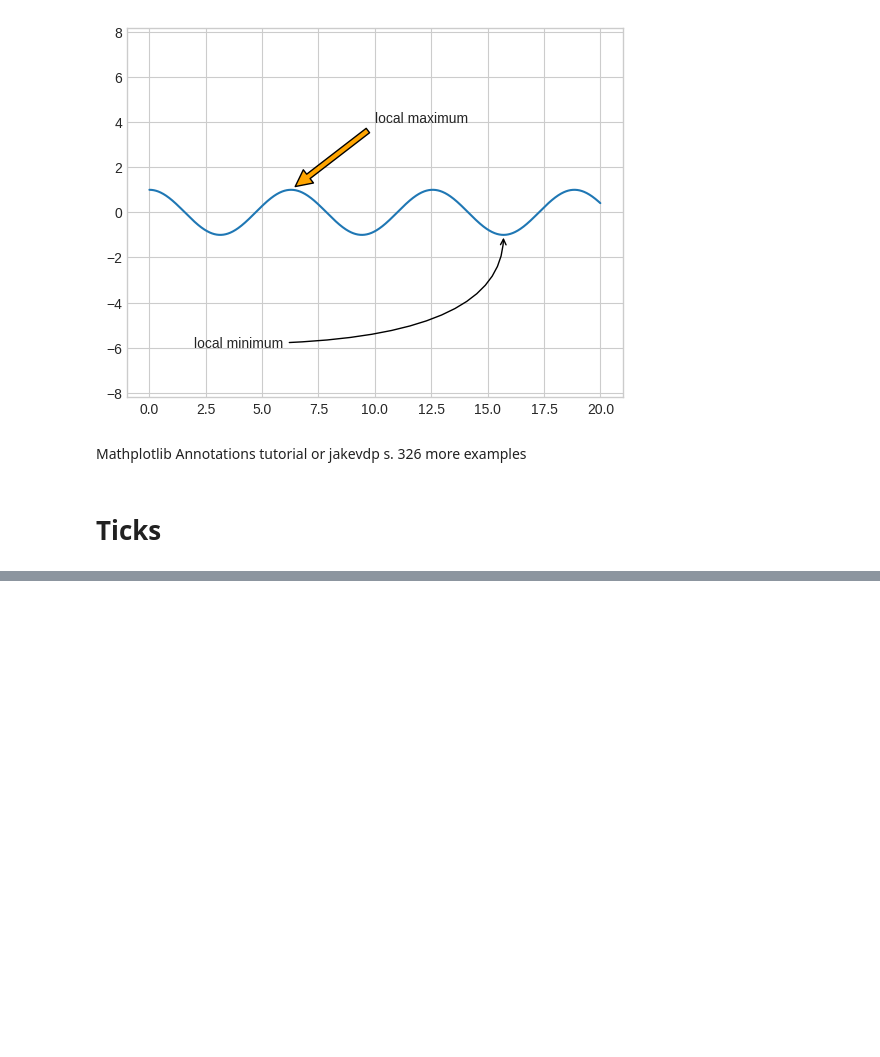
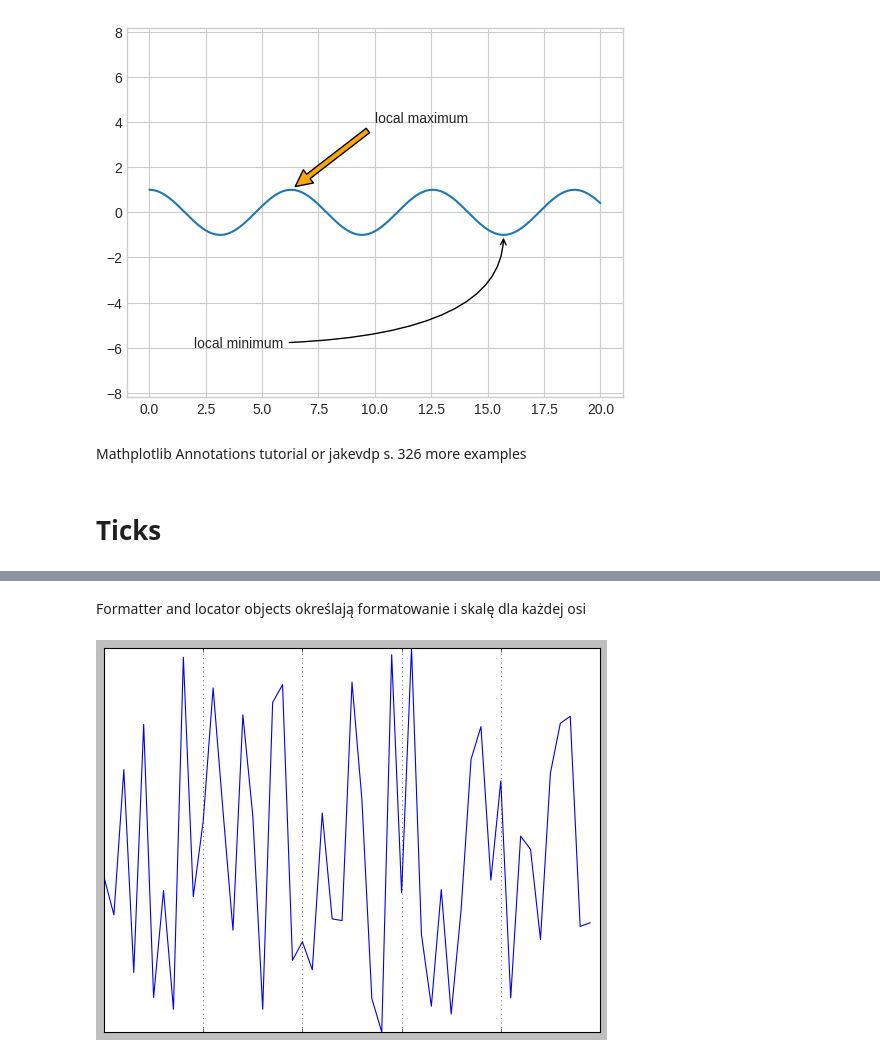
Before and after one commit to SlawCzech/matplot_exercises, a Jupyter notebook: matplot_basic.ipynb, the cells around one changed output, grey strips where cells are left out. Saved outputs shown, nothing was run; the diff lists cells and outputs as text; code cells hidden in the pictures; blank space fills up the shorter version.

Commit message:
ticks locator and formatter

```diff
--- a/matplot_basic.ipynb
+++ b/matplot_basic.ipynb
@@ -416,0 +424,14 @@ Mathplotlib Annotations tutorial or jakevdp s. 326 more examples
+# %% [markdown]
+Formatter and locator objects określają formatowanie i skalę dla każdej osi
+# %%
+# usuwamy ticki
+ax_7 = plt.axes()
+rng = np.random.default_rng(1701)
+ax_7.plot(rng.random(50))
+ax_7.grid()
+# usuwamy z osi y grid i opis (locator)
+# usuwamy z osi x wartości (formatter)
+ax_7.yaxis.set_major_locator(plt.NullLocator())
+ax_7.xaxis.set_major_formatter(plt.NullFormatter())
+# %% [output]
+[figure, added]
```
Also changed, not shown: parts of 2 cells of this notebook.
